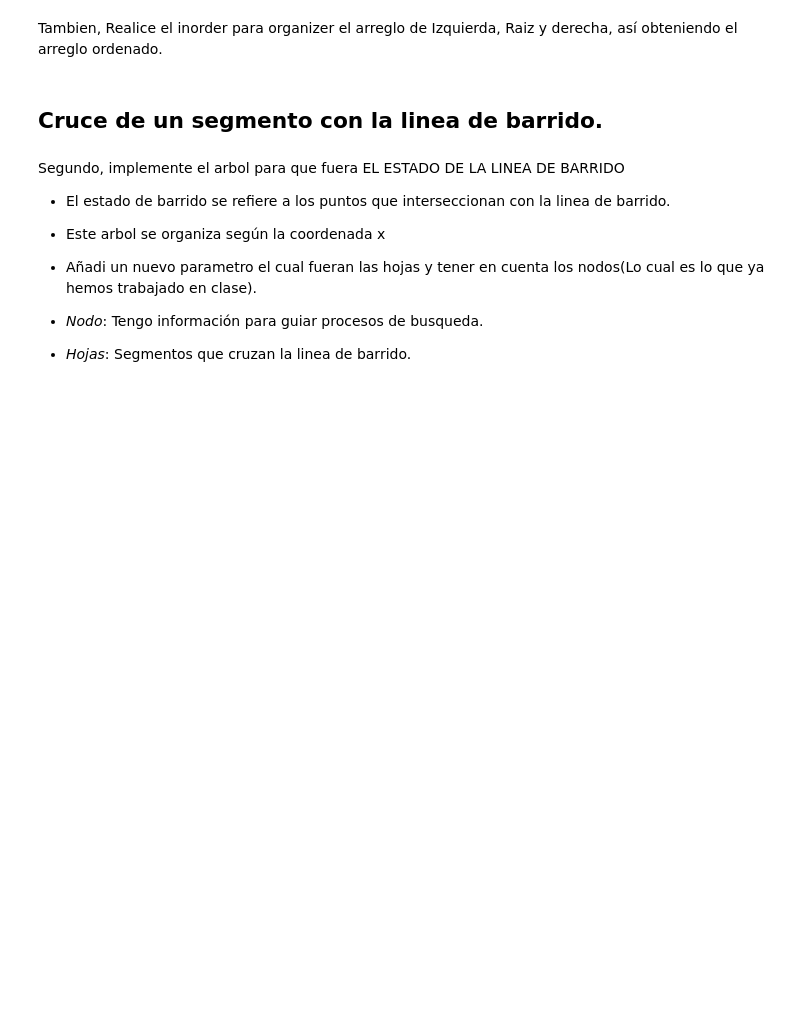
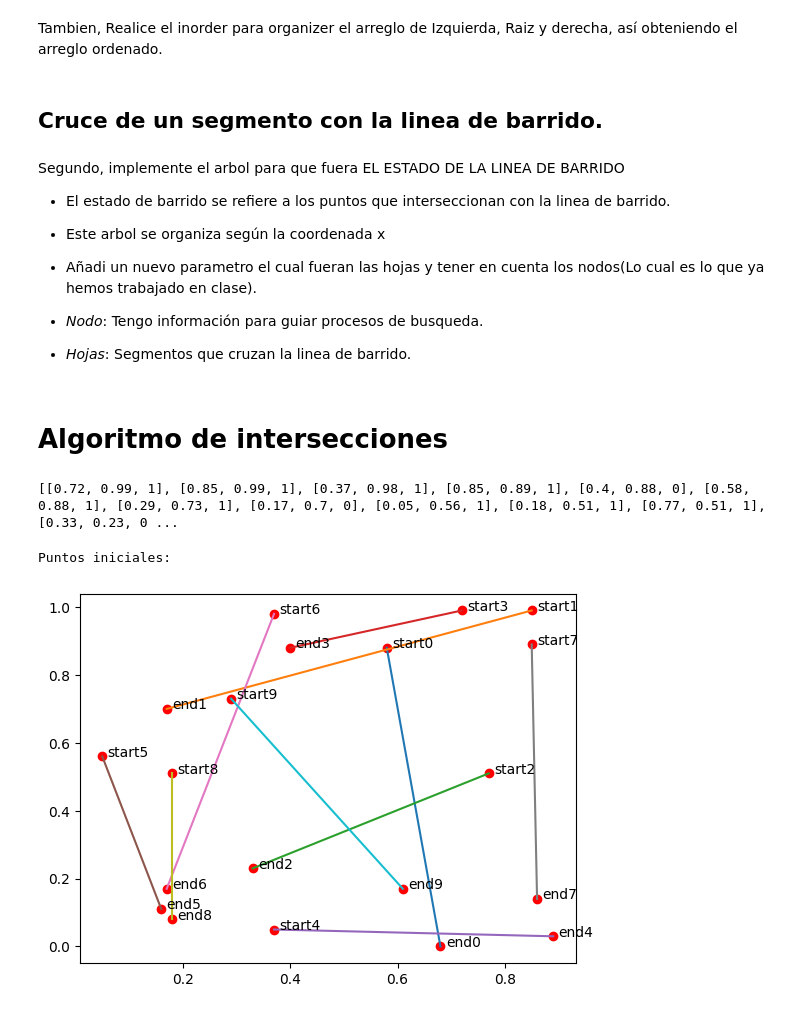
Before and after one commit to DayaVale/Geometria_Computacional, a Jupyter notebook: Homework1/Homework1.ipynb, the cells around one changed output. Cells and saved outputs as stored; diff of their text form; code cells hidden in the pictures; blank space fills up the shorter version.

```diff
--- a/Homework1/Homework1.ipynb
+++ b/Homework1/Homework1.ipynb
@@ -557,10 +557,9 @@ generated segments to identify intersection points and intersecting segments.
 ### Vamos a realizar una clase segmento, en donde se termine el inicio y el final del segmento.
 # %%
 class point_:
-    def _init_(self,x,y):
+    def __init__(self,x,y):
         self.x = x
         self.y = y
-        self.target = None #Guardaremos una etiqueta que nos diga si es superior o inferior
 # %%
 #1 -> up
 #0 -> down
@@ -707,3 +698,64 @@ def BBT(sortArr):
 
 def add_leaf(Arry):
     pass
+# %% [markdown]
+# Algoritmo de intersecciones
+# %%
+def Find_intersection(s):
+    #Entra una lista de segmentos, esta lista es de tres componentes [puntox,puntoy,etiqueta]
+    #La etiqueta consta de
+    # 1-> upper
+    # 0-> down
+    # 2-> intersection
+    # Generar la cola
+    Q = [] #Inicializo Q
+    #Agrego los elementos a Q
+    root = queue_Events(s[0][0])
+    for i in range(len(s)):
+        if i == 0:
+            Insert_Sort_Event(root,queue_Events(s[i][1]))
+        else:
+            Insert_Sort_Event(root,queue_Events(s[i][0]))
+            Insert_Sort_Event(root,queue_Events(s[i][1]))
+    #Organizo los segmentos de Q
+    Q = inorder_queue(root)
+    print(Q)
+# %% [output]
+[[0.72, 0.99, 1], [0.85, 0.99, 1], [0.37, 0.98, 1], [0.85, 0.89, 1], [0.4, 0.88, 0], [0.58, 0.88, 1], [0.29, 0.73, 1], [0.17, 0.7, 0], [0.05, 0.56, 1], [0.18, 0.51, 1], [0.77, 0.51, 1], [0.33, 0.23, 0 ...
+# %%
+X = np.round(np.random.rand(20),2)
+Y = np.round(np.random.rand(20),2)
+P = []
+#Generador de puntos
+for i in range(20):
+    p = point_(X[i],Y[i])
+    P.append(p)
+
+
+P_copy = P.copy
+seg = []
+#Genero segementos
+while(len(P)>0):
+    s = segmento(P[0],P[1])
+    seg.append([s.start,s.end])
+    P.pop(0)
+    P.pop(0)
+
+print("Puntos iniciales:")
+
+#Grafica de los segmentos
+plt.clf()
+for i in range(len(seg)):
+    P1x,P1y = [seg[i][0][0],seg[i][1][0]],[seg[i][0][1],seg[i][1][1]]
+    plt.plot(seg[i][0][0],seg[i][0][1],"ro")
+    plt.plot(seg[i][1][0],seg[i][1][1],"ro")
+    plt.plot(P1x,P1y)
+    plt.annotate("start"+str(i), (seg[i][0][0],seg[i][0][1]),(seg[i][0][0] + 0.01, seg[i][0][1]))
+    plt.annotate("end"+str(i), (seg[i][1][0],seg[i][1][1]),(seg[i][1][0] + 0.01, seg[i][1][1]))
+plt.show()
+
+
+#print(P)
+# %% [output]
+Puntos iniciales:
+[figure, added]
```
Also changed, not shown: parts of 2 cells of this notebook.
